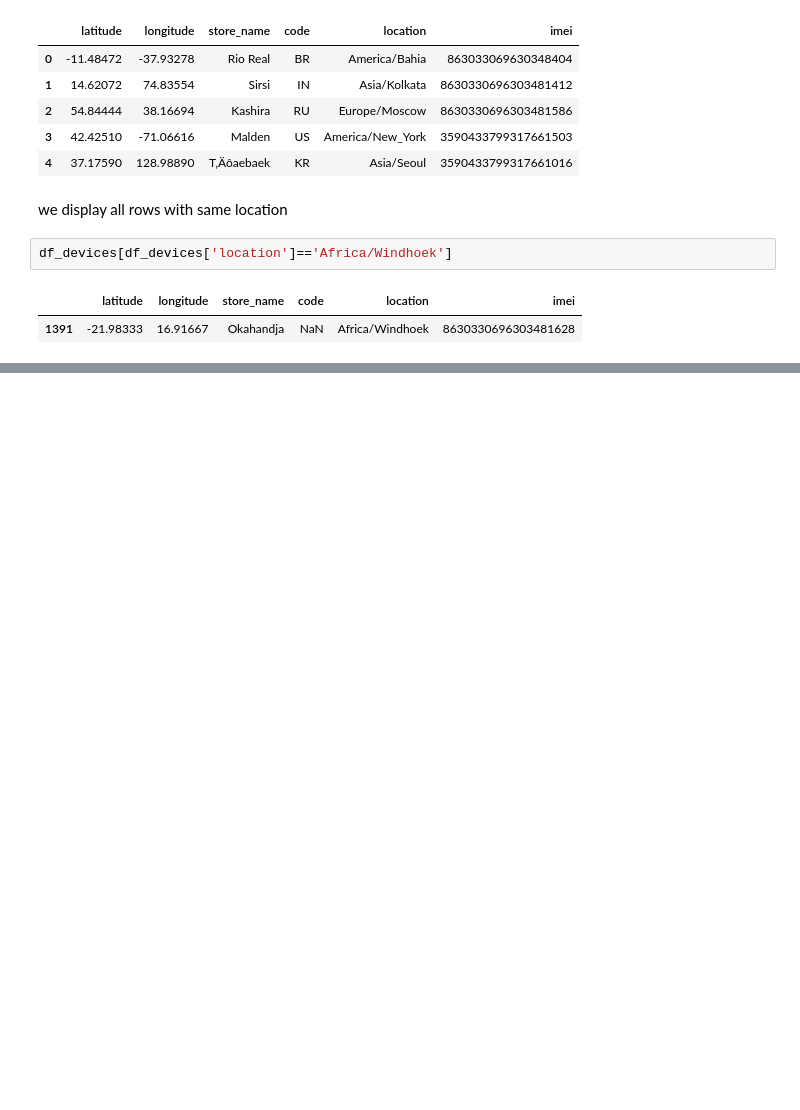
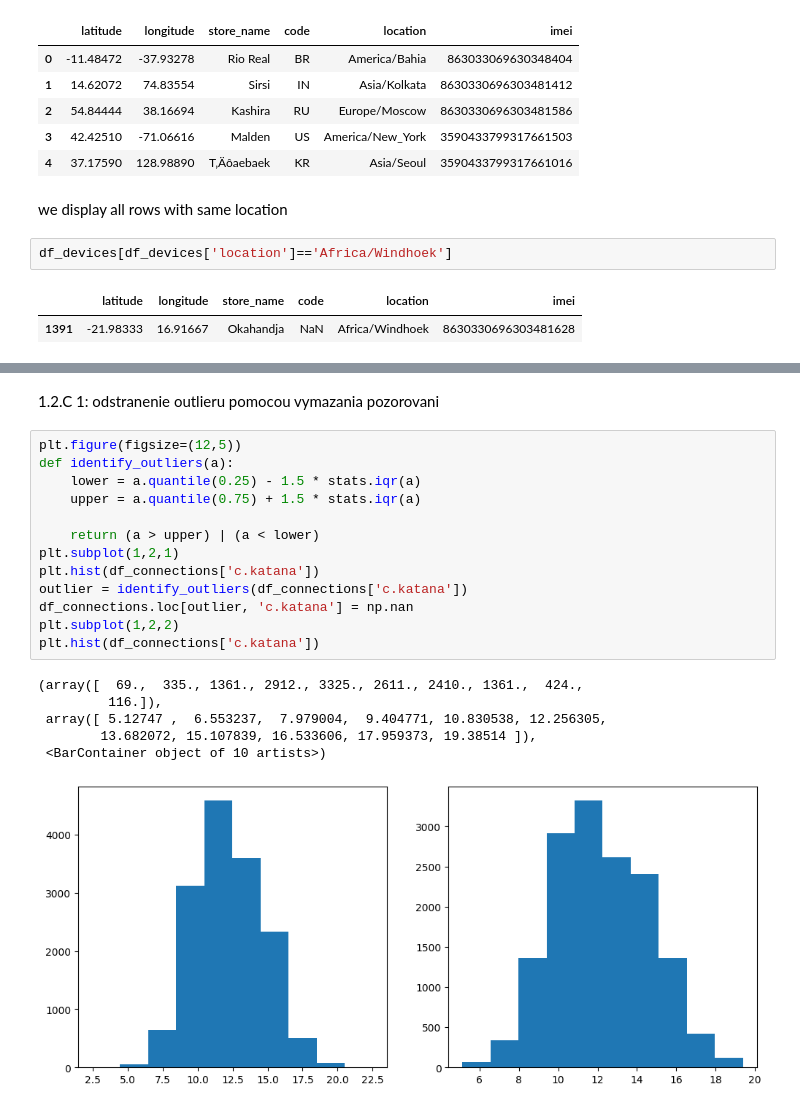
Before and after one commit to tomasswaier/IAU_project, a Jupyter notebook: 1partialcompletion.ipynb, the cells around one changed output, grey strips where cells are left out. Cells and saved outputs as stored; diff of their text form; blank space fills up the shorter version.

```diff
--- a/1partialcompletion.ipynb
+++ b/1partialcompletion.ipynb
@@ -731,0 +713,22 @@ df_profiles.head()
+# %% [markdown]
+1.2.C 1: odstranenie outlieru pomocou vymazania pozorovani
+# %%
+plt.figure(figsize=(12,5))
+def identify_outliers(a):
+    lower = a.quantile(0.25) - 1.5 * stats.iqr(a)
+    upper = a.quantile(0.75) + 1.5 * stats.iqr(a)
+
+    return (a > upper) | (a < lower)
+plt.subplot(1,2,1)
+plt.hist(df_connections['c.katana'])
+outlier = identify_outliers(df_connections['c.katana'])
+df_connections.loc[outlier, 'c.katana'] = np.nan
+plt.subplot(1,2,2)
+plt.hist(df_connections['c.katana'])
+# %% [output]
+(array([  69.,  335., 1361., 2912., 3325., 2611., 2410., 1361.,  424.,
+         116.]),
+ array([ 5.12747 ,  6.553237,  7.979004,  9.404771, 10.830538, 12.256305,
+        13.682072, 15.107839, 16.533606, 17.959373, 19.38514 ]),
+ <BarContainer object of 10 artists>)
+[figure, added]
```
Also changed, not shown: parts of 20 cells of this notebook, 1 other file.
